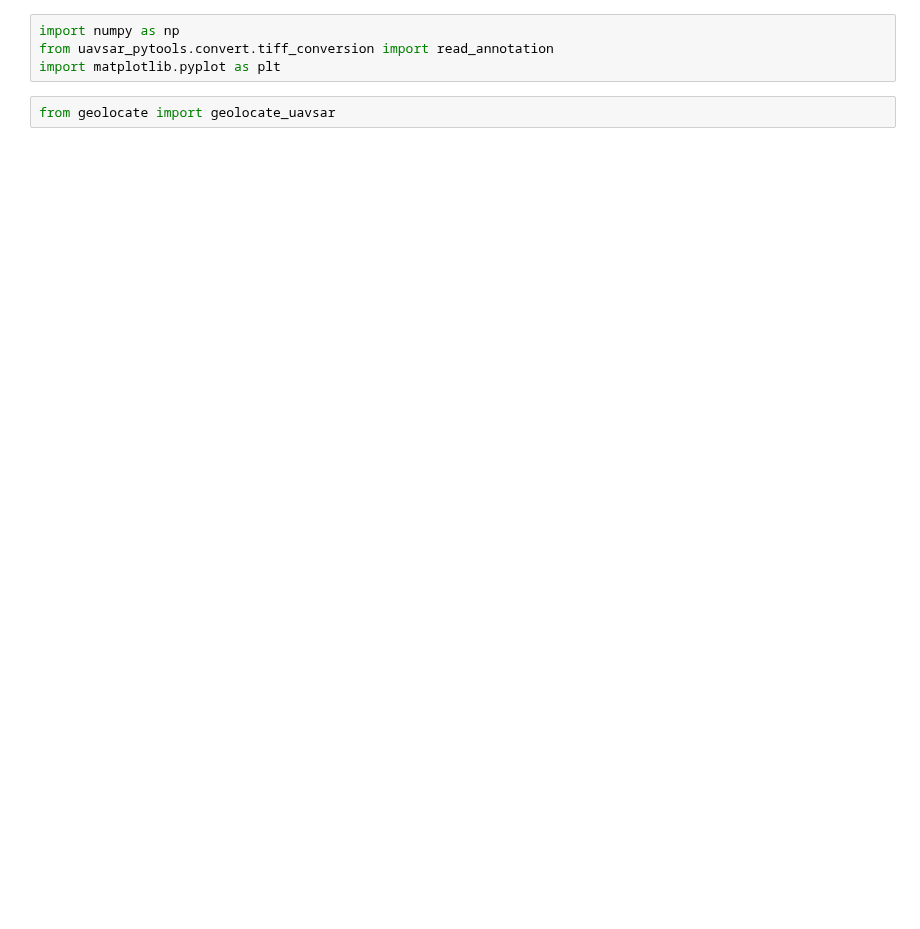
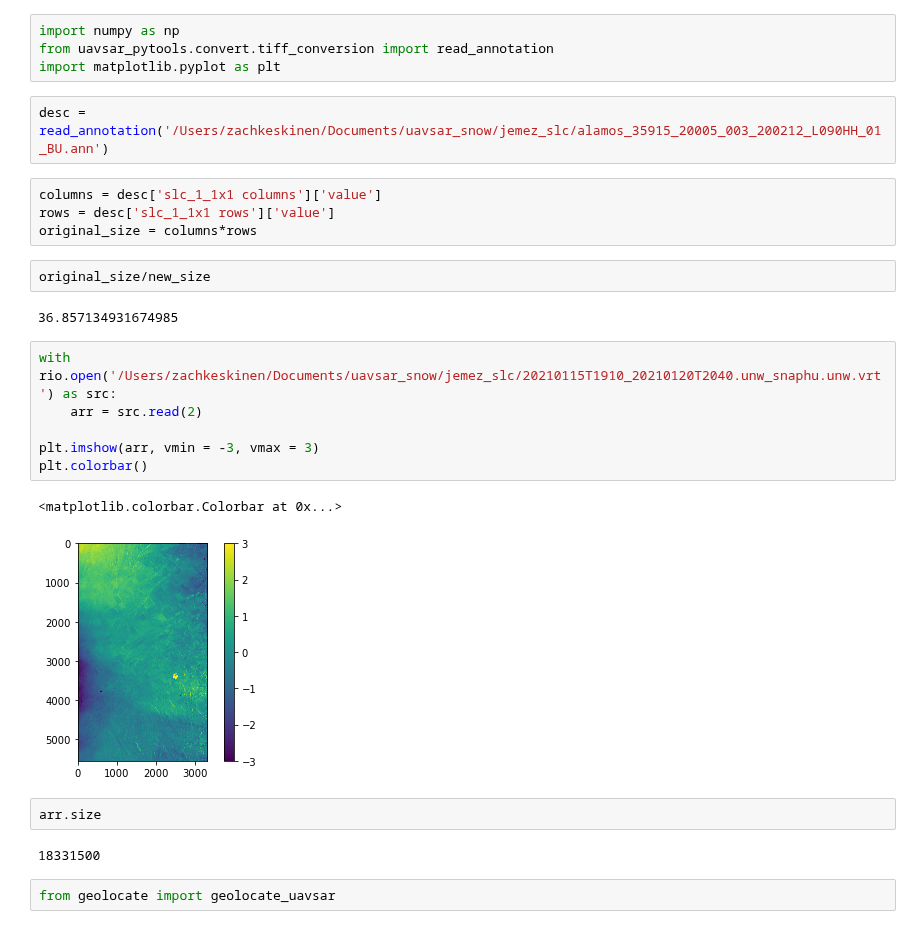
Before and after one commit to SnowEx/uavsar_snow, a Jupyter notebook: geolocate/geolocate_test.ipynb, the cells around one changed output. Drawn from its saved outputs; the diff is of its cells as text; blank space fills up the shorter version.

```diff
--- a/geolocate/geolocate_test.ipynb
+++ b/geolocate/geolocate_test.ipynb
@@ -2,5 +2,28 @@
 import numpy as np
 from uavsar_pytools.convert.tiff_conversion import read_annotation
 import matplotlib.pyplot as plt
+# %%
+desc = read_annotation('/Users/zachkeskinen/Documents/uavsar_snow/jemez_slc/alamos_35915_20005_003_200212_L090HH_01_BU.ann')
+# %%
+columns = desc['slc_1_1x1 columns']['value']
+rows = desc['slc_1_1x1 rows']['value']
+original_size = columns*rows
+# %%
+original_size/new_size
+# %% [output]
+36.857134931674985
+# %%
+with rio.open('/Users/zachkeskinen/Documents/uavsar_snow/jemez_slc/20210115T1910_20210120T2040.unw_snaphu.unw.vrt') as src:
+    arr = src.read(2)
+
+plt.imshow(arr, vmin = -3, vmax = 3)
+plt.colorbar()
+# %% [output]
+<matplotlib.colorbar.Colorbar at 0x...>
+[figure, added]
+# %%
+arr.size
+# %% [output]
+18331500
 # %%
 from geolocate import geolocate_uavsar
```
Also changed, not shown: parts of 1 cell of this notebook, 1 other file.
